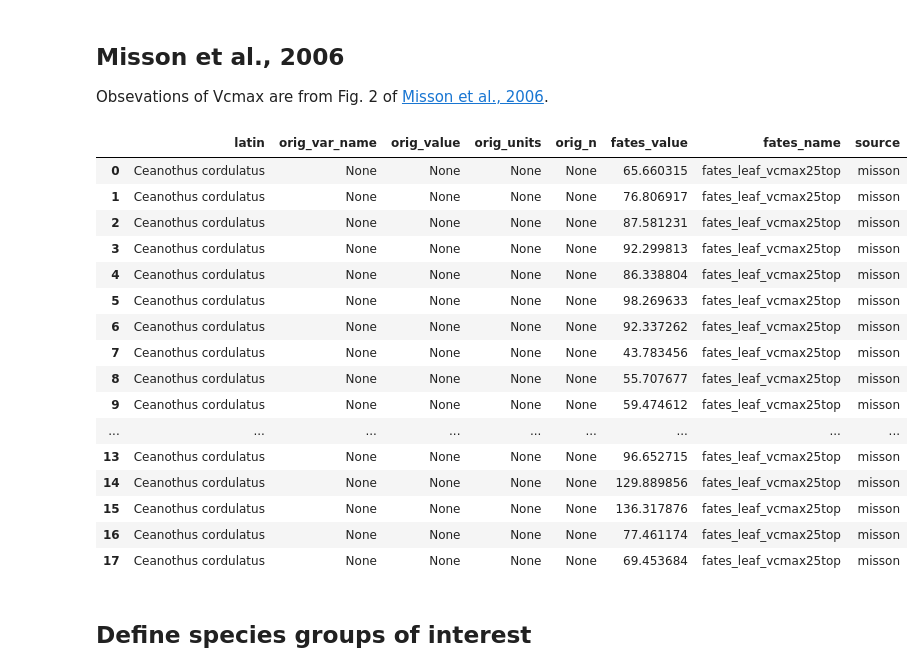
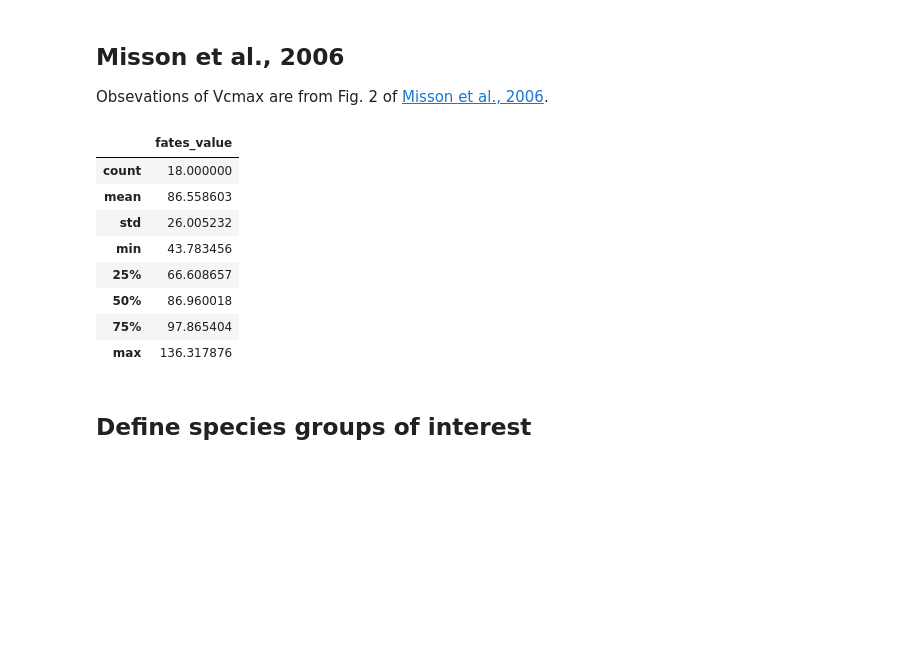
Before and after one commit to adamhb/california-fates, a Jupyter notebook: parameter_ranges/analyze_montane_shrub_trait_data.ipynb, the cells around one changed output. Cells and saved outputs as stored; diff of their text form; code cells hidden in the pictures; blank space fills up the shorter version.

```diff
--- a/parameter_ranges/analyze_montane_shrub_trait_data.ipynb
+++ b/parameter_ranges/analyze_montane_shrub_trait_data.ipynb
@@ -381,41 +381,33 @@ Obsevations of Vcmax are from Fig. 2 of [Misson et al., 2006](https://academic.o
 # %%
 # The following observations are from
 # observations of A. patula and C. cordulatus shown in Fig. 2 of Mission et al., 2006
 from numpy import genfromtxt
 my_data = genfromtxt(misson_vcmax, delimiter=',')[1:,:] #exclude first row
 my_data = my_data[:,1]
 
 
 # Convert to same format as the data above
 
 misson_df = pd.DataFrame({'fates_value':my_data})
 misson_df['latin'] = "Ceanothus cordulatus"
 misson_df['fates_name'] = 'fates_leaf_vcmax25top'
 misson_df['source'] = "misson"
 
 for n in ['orig_var_name', 'orig_value', 'orig_units', 'orig_n']:
     misson_df[n] = None
 
 misson_df = misson_df[try_df.columns]
-misson_df
+misson_df.describe()
 # %% [output]
-|  | latin | orig_var_name | orig_value | orig_units | orig_n | fates_value | fates_name | source |
-| 0 | Ceanothus cordulatus | None | None | None | None | 65.660315 | fates_leaf_vcmax25top | misson |
-| 1 | Ceanothus cordulatus | None | None | None | None | 76.806917 | fates_leaf_vcmax25top | misson |
-| 2 | Ceanothus cordulatus | None | None | None | None | 87.581231 | fates_leaf_vcmax25top | misson |
-| 3 | Ceanothus cordulatus | None | None | None | None | 92.299813 | fates_leaf_vcmax25top | misson |
-| 4 | Ceanothus cordulatus | None | None | None | None | 86.338804 | fates_leaf_vcmax25top | misson |
-| 5 | Ceanothus cordulatus | None | None | None | None | 98.269633 | fates_leaf_vcmax25top | misson |
-| 6 | Ceanothus cordulatus | None | None | None | None | 92.337262 | fates_leaf_vcmax25top | misson |
-| 7 | Ceanothus cordulatus | None | None | None | None | 43.783456 | fates_leaf_vcmax25top | misson |
-| 8 | Ceanothus cordulatus | None | None | None | None | 55.707677 | fates_leaf_vcmax25top | misson |
-| 9 | Ceanothus cordulatus | None | None | None | None | 59.474612 | fates_leaf_vcmax25top | misson |
-| ... | ... | ... | ... | ... | ... | ... | ... | ... |
-| 13 | Ceanothus cordulatus | None | None | None | None | 96.652715 | fates_leaf_vcmax25top | misson |
-| 14 | Ceanothus cordulatus | None | None | None | None | 129.889856 | fates_leaf_vcmax25top | misson |
-| 15 | Ceanothus cordulatus | None | None | None | None | 136.317876 | fates_leaf_vcmax25top | misson |
-| 16 | Ceanothus cordulatus | None | None | None | None | 77.461174 | fates_leaf_vcmax25top | misson |
-| 17 | Ceanothus cordulatus | None | None | None | None | 69.453684 | fates_leaf_vcmax25top | misson |
+|  | fates_value |
+| count | 18.000000 |
+| mean | 86.558603 |
+| std | 26.005232 |
+| min | 43.783456 |
+| 25% | 66.608657 |
+| 50% | 86.960018 |
+| 75% | 97.865404 |
+| max | 136.317876 |
 # %% [markdown]
 ## Define species groups of interest
 # %%
```
Also changed, not shown: parts of 5 cells of this notebook, 10 other files.
